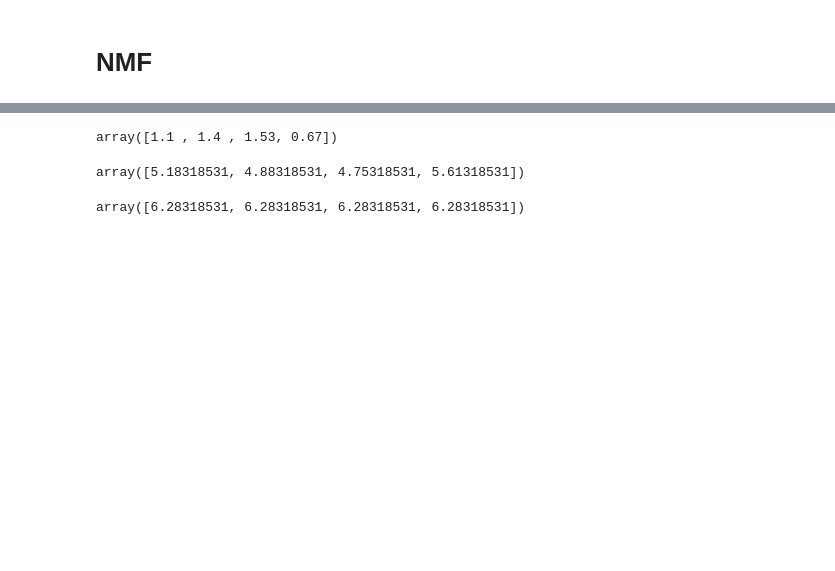
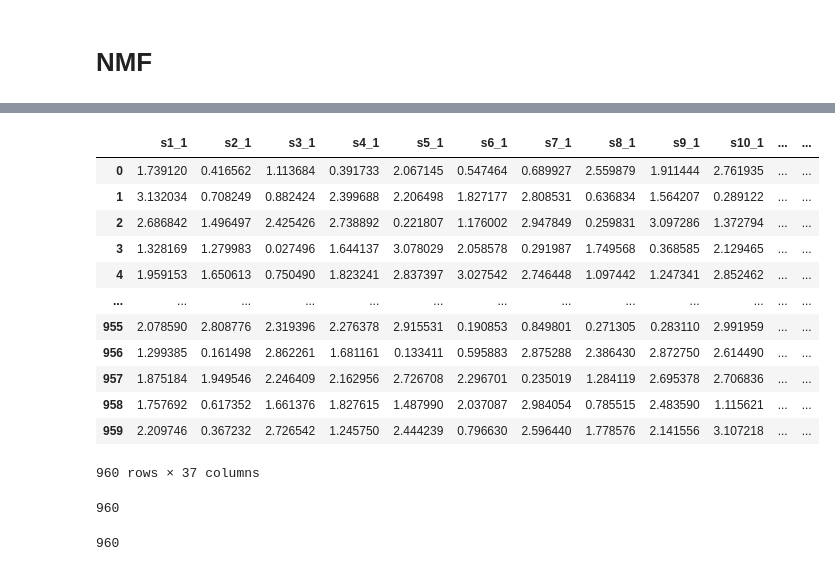
Before and after one commit to BryaneX455/reu2022, a Jupyter notebook: Kuramoto Model/Comparison_G2V.ipynb, the cells around one changed output, grey strips where cells are left out. Cells and saved outputs as stored; diff of their text form; code cells hidden in the pictures; blank space fills up the shorter version.

```diff
--- a/Kuramoto Model/Comparison_G2V.ipynb
+++ b/Kuramoto Model/Comparison_G2V.ipynb
@@ -722,14 +134,0 @@ display_dictionary(W, figsize=[10,10])
-# %%
-l = [1.1, 1.4, 1.53, 0.67]
-v1 = np.array(l)
-v1
-# %% [output]
-array([1.1 , 1.4 , 1.53, 0.67])
-# %%
-np.repeat(2*np.pi, len(v1)) - v1
-# %% [output]
-array([5.18318531, 4.88318531, 4.75318531, 5.61318531])
-# %%
-np.repeat(2*np.pi, len(v1))
-# %% [output]
-array([6.28318531, 6.28318531, 6.28318531, 6.28318531])
@@ -735,0 +138,33 @@ array([6.28318531, 6.28318531, 6.28318531, 6.28318531])
+# %%
+df = gen_KM(
+    nodes = 30,
+    num_samples = 1000,
+    r = 1,
+    edge_var = 'H',
+    random_K = False,
+    half_sync = True,
+)
+# %%
+df
+# %% [output]
+|  | s1_1 | s2_1 | s3_1 | s4_1 | s5_1 | s6_1 | s7_1 | s8_1 | s9_1 | s10_1 | ... | ... |
+| 0 | 1.739120 | 0.416562 | 1.113684 | 0.391733 | 2.067145 | 0.547464 | 0.689927 | 2.559879 | 1.911444 | 2.761935 | ... | ... |
+| 1 | 3.132034 | 0.708249 | 0.882424 | 2.399688 | 2.206498 | 1.827177 | 2.808531 | 0.636834 | 1.564207 | 0.289122 | ... | ... |
+| 2 | 2.686842 | 1.496497 | 2.425426 | 2.738892 | 0.221807 | 1.176002 | 2.947849 | 0.259831 | 3.097286 | 1.372794 | ... | ... |
+| 3 | 1.328169 | 1.279983 | 0.027496 | 1.644137 | 3.078029 | 2.058578 | 0.291987 | 1.749568 | 0.368585 | 2.129465 | ... | ... |
+| 4 | 1.959153 | 1.650613 | 0.750490 | 1.823241 | 2.837397 | 3.027542 | 2.746448 | 1.097442 | 1.247341 | 2.852462 | ... | ... |
+| ... | ... | ... | ... | ... | ... | ... | ... | ... | ... | ... | ... | ... |
+| 955 | 2.078590 | 2.808776 | 2.319396 | 2.276378 | 2.915531 | 0.190853 | 0.849801 | 0.271305 | 0.283110 | 2.991959 | ... | ... |
+| 956 | 1.299385 | 0.161498 | 2.862261 | 1.681161 | 0.133411 | 0.595883 | 2.875288 | 2.386430 | 2.872750 | 2.614490 | ... | ... |
+| 957 | 1.875184 | 1.949546 | 2.246409 | 2.162956 | 2.726708 | 2.296701 | 0.235019 | 1.284119 | 2.695378 | 2.706836 | ... | ... |
+| 958 | 1.757692 | 0.617352 | 1.661376 | 1.827615 | 1.487990 | 2.037087 | 2.984054 | 0.785515 | 2.483590 | 1.115621 | ... | ... |
+| 959 | 2.209746 | 0.367232 | 2.726542 | 1.245750 | 2.444239 | 0.796630 | 2.596440 | 1.778576 | 2.141556 | 3.107218 | ... | ... |
+960 rows × 37 columns
+# %%
+sum(df['Baseline'])
+# %% [output]
+960
+# %%
+sum(df['Synchronized'])
+# %% [output]
+960
```
Also changed, not shown: parts of 41 cells of this notebook, 3 other files.
